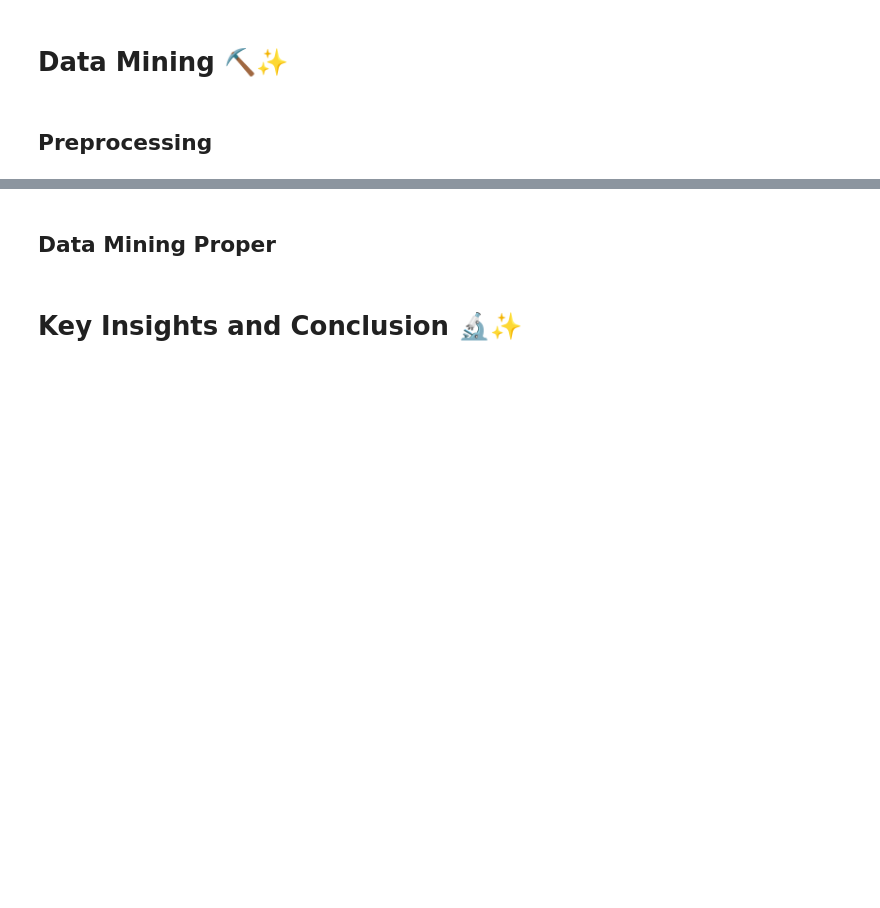
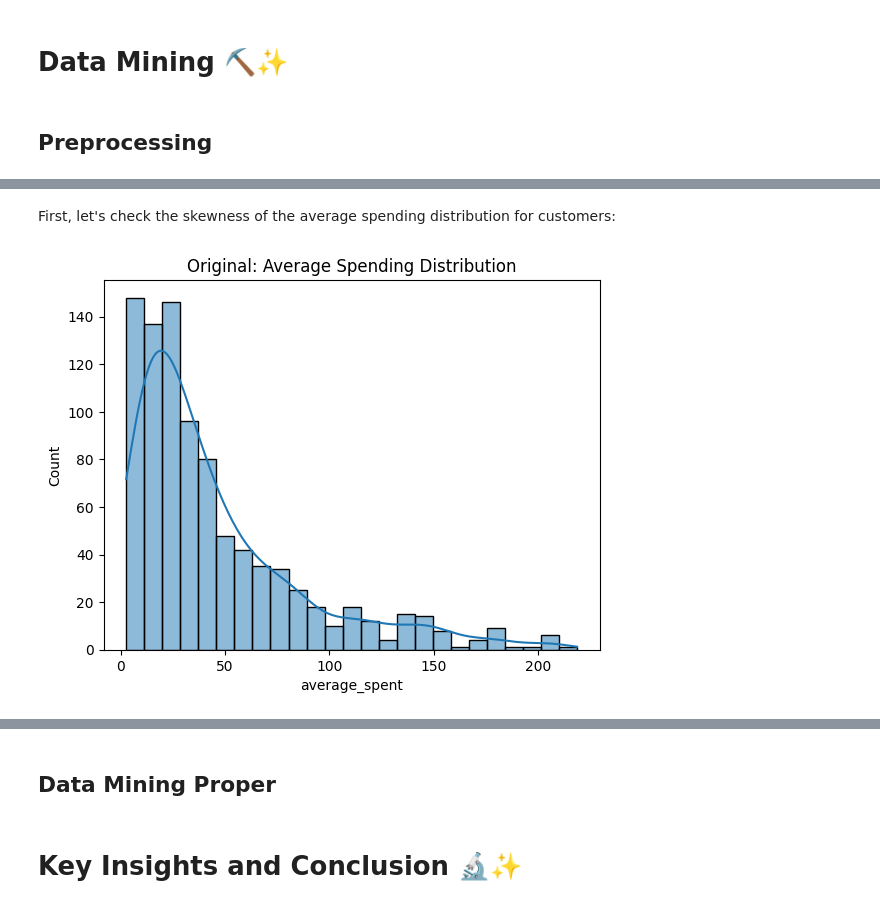
Before and after one commit to Emman-28/CSMODEL-MP, a Jupyter notebook: CSMODEL MP.ipynb, the cells around one changed output, grey strips where cells are left out. Saved outputs shown, nothing was run; the diff lists cells and outputs as text; code cells hidden in the pictures; blank space fills up the shorter version.

```diff
--- a/CSMODEL MP.ipynb
+++ b/CSMODEL MP.ipynb
@@ -1512,0 +1508,23 @@ This indicates that pricing strategy plays a key role in in driving profitabilit
+# %%
+# Total amount spent per order
+clean_coffee_df['Total Price'] = clean_coffee_df['Unit Price'] * clean_coffee_df['Quantity']
+
+# Purchase frequency per customer
+purchase_freq = clean_coffee_df.groupby('Customer ID').size().reset_index(name='purchase_frequency')
+
+# Total spending per customer
+total_spent = clean_coffee_df.groupby('Customer ID')['Total Price'].sum().reset_index(name='total_spent')
+
+# Average spending per order per customer
+average_spent = clean_coffee_df.groupby('Customer ID')['Total Price'].mean().reset_index(name='average_spent')
+# %%
+# Preferred coffee type (most frequently ordered)
+coffee_pref = clean_coffee_df.groupby(['Customer ID', 'Coffee Type']).size().reset_index(name='count')
+coffee_pref = coffee_pref.sort_values(['Customer ID', 'count'], ascending=[True, False])
+preferred_coffee = coffee_pref.drop_duplicates('Customer ID')[['Customer ID', 'Coffee Type']]
+preferred_coffee.rename(columns={'Coffee Type': 'preferred_coffee_type'}, inplace=True)
+# %%
+# Combine all engineered features into one dataframe
+features = purchase_freq.merge(total_spent, on='Customer ID')
+features = features.merge(average_spent, on='Customer ID')
+features = features.merge(preferred_coffee, on='Customer ID')
@@ -1520,0 +1571,9 @@ This indicates that pricing strategy plays a key role in in driving profitabilit
+# %% [markdown]
+First, let's check the skewness of the average spending distribution for customers:
+# %%
+# Checking skewness before before log transformation
+sns.histplot(features['average_spent'], kde=True)
+plt.title("Original: Average Spending Distribution")
+plt.show()
+# %% [output]
+[figure, added]
```
Also changed, not shown: parts of 36 cells of this notebook.
